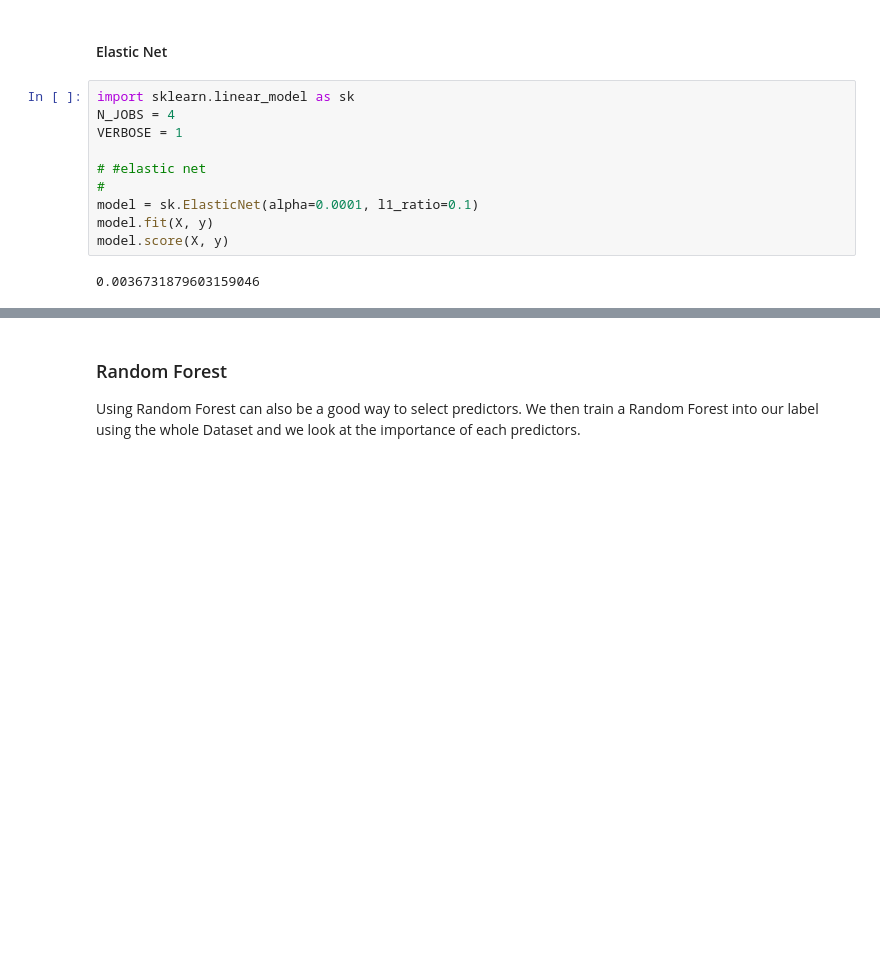
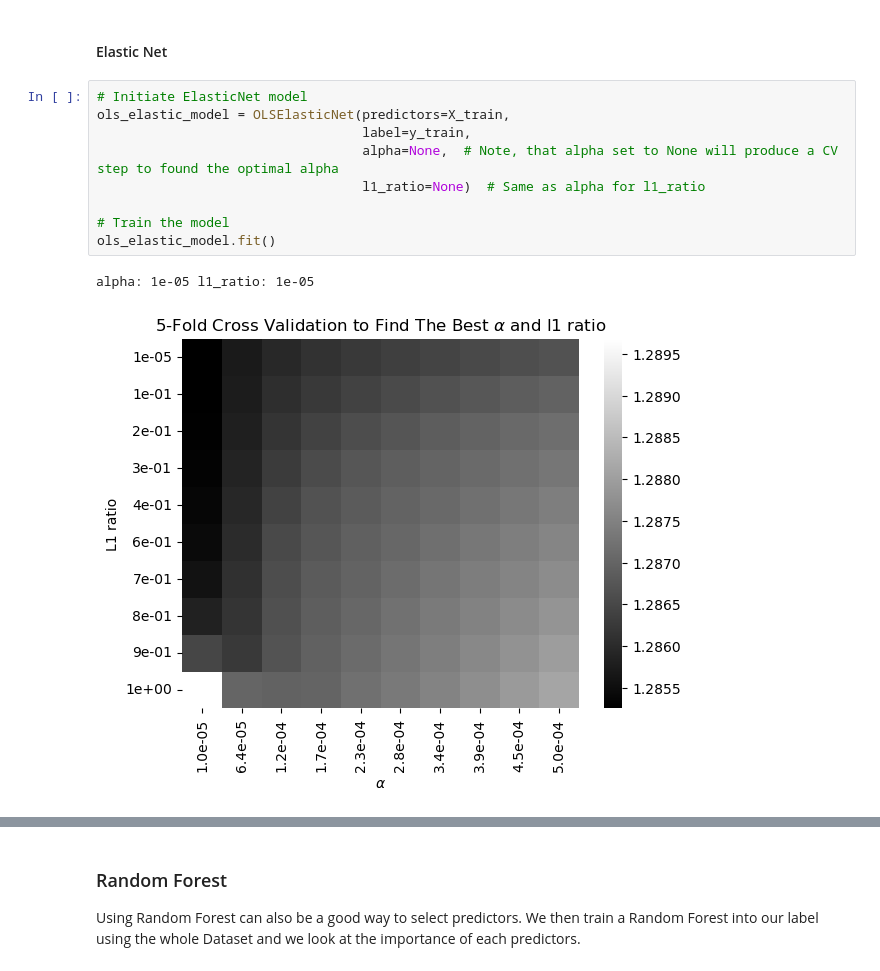
Before and after one commit to paulo-03/final_project_MLFin, a Jupyter notebook: main.ipynb, the cells around one changed output, grey strips where cells are left out. Saved outputs shown, nothing was run; the diff lists cells and outputs as text; blank space fills up the shorter version.

```diff
--- a/main.ipynb
+++ b/main.ipynb
@@ -124,15 +126,15 @@ print(f'Training R-Square of the Lasso OLS: {ols_lasso_model.r_square:.3f}')
 Training R-Square of the Lasso OLS: 0.005
 # %% [markdown]
 #### Elastic Net
-# %%
-import sklearn.linear_model as sk
-N_JOBS = 4
-VERBOSE = 1
-
-# #elastic net
-#
-model = sk.ElasticNet(alpha=0.0001, l1_ratio=0.1)
-model.fit(X, y)
-model.score(X, y)
-# %% [output]
-0.0036731879603159046
+# %%
+# Initiate ElasticNet model
+ols_elastic_model = OLSElasticNet(predictors=X_train,
+                                  label=y_train,
+                                  alpha=None,  # Note, that alpha set to None will produce a CV step to found the optimal alpha
+                                  l1_ratio=None)  # Same as alpha for l1_ratio
+
+# Train the model
+ols_elastic_model.fit()
+# %% [output]
+alpha: 1e-05 l1_ratio: 1e-05
+[figure, added]
```
Also changed, not shown: parts of 8 cells of this notebook, 1 other file.
